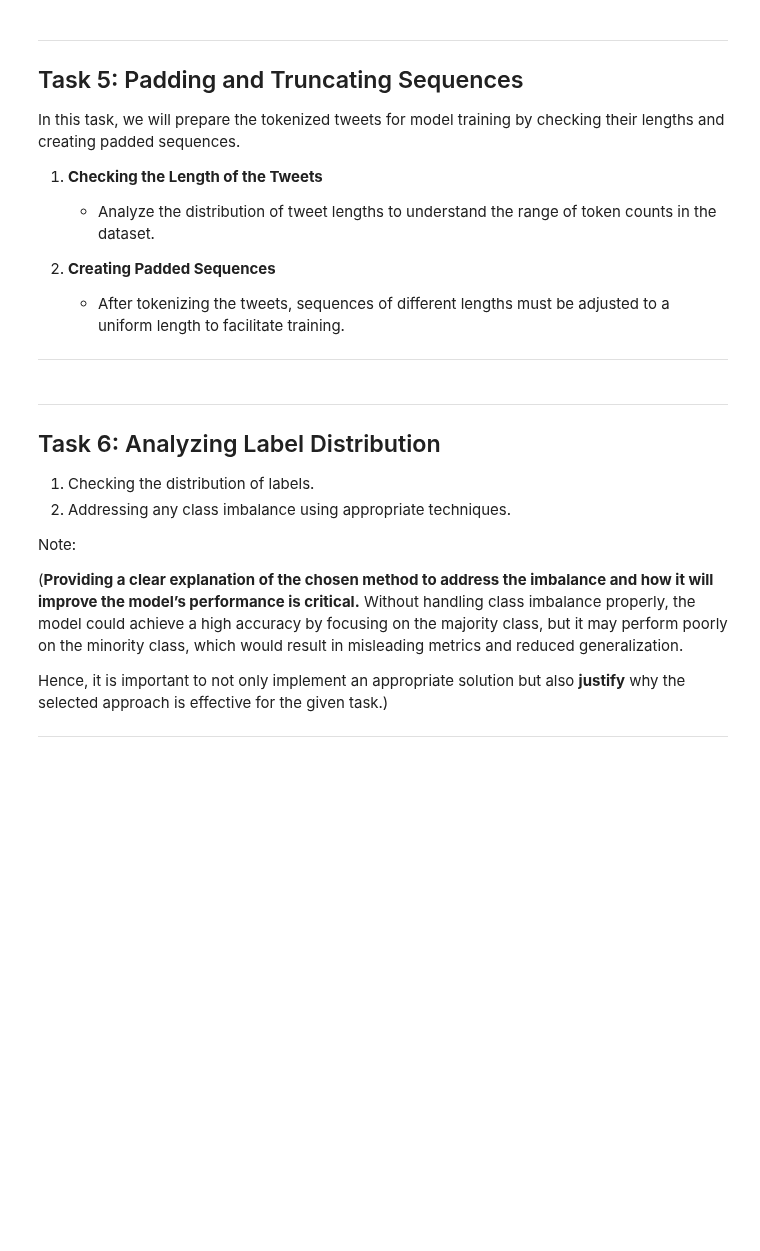
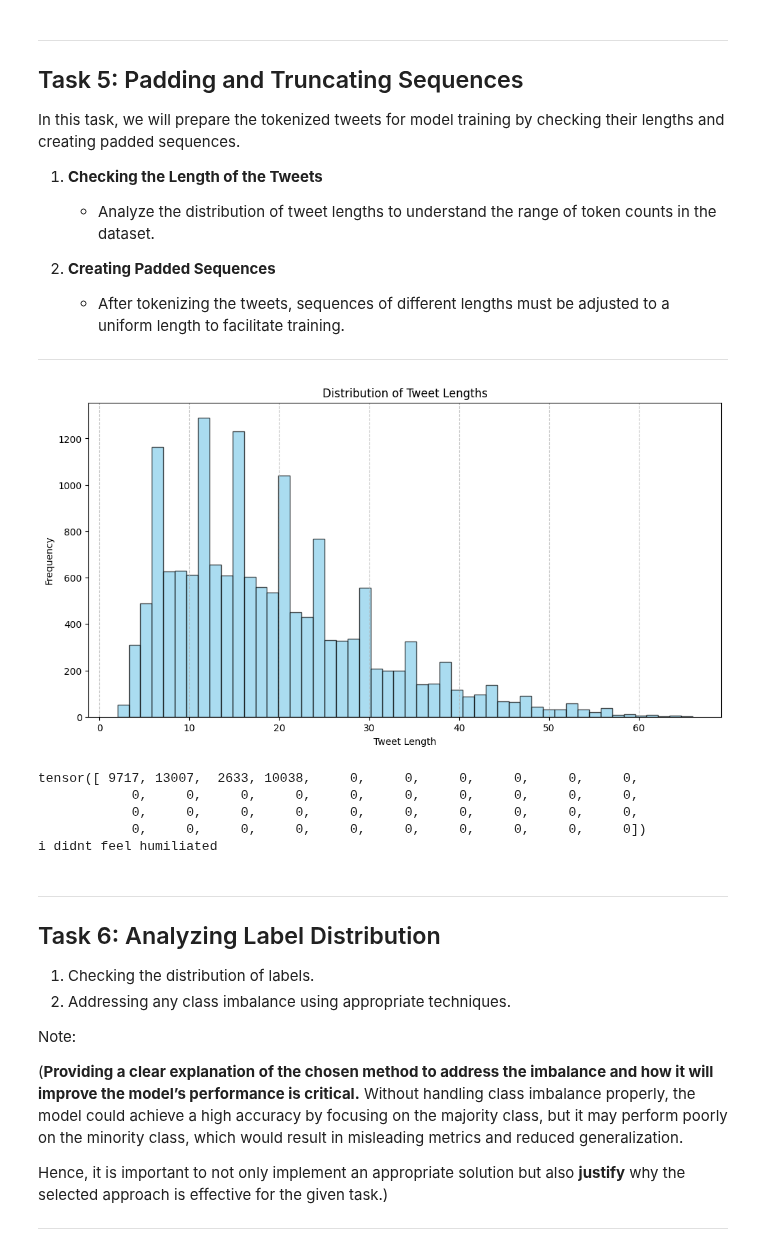
Before and after one commit to ParsaGhezelbash/Deep-Learning-Notebooks, a Jupyter notebook: RNN/DeepLearning_HW4_p1.ipynb, the cells around one changed output. Saved outputs shown, nothing was run; the diff lists cells and outputs as text; code cells hidden in the pictures; blank space fills up the shorter version.

```diff
--- a/RNN/DeepLearning_HW4_p1.ipynb
+++ b/RNN/DeepLearning_HW4_p1.ipynb
@@ -154,9 +200,9 @@ print(dataset['train'][0:5])  # Adjust 'train' to 'test' or other splits if nece
 # TODO: Create variables for the training, validation, and test datasets. #
 ###########################################################################
 
-training = ...
-validation = ...
-test = ...
+training = dataset['train']
+validation = dataset['validation']
+test = dataset['test']
 # %%
 ########################################################################################################
 # TODO:                                                                                                #
@@ -167,13 +213,13 @@ test = ...
 ########################################################################################################
 
 def extract_tweets_labels(data):
-    # Extract the text and labels from the data
-    tweets = ...
-    labels = ...
+    # Extract the text and labels from the dat
+    tweets = [d['text'] for d in data]
+    labels = [d['label'] for d in data]
     return tweets, labels
 
 # Get the tweets and labels from the training set
-tweets, labels = ...
+tweets, labels = extract_tweets_labels(training)
 
 # Display the first tweet and its label
 print(tweets[0], labels[0])
@@ -201,5 +249,10 @@ By the end of this task, you will have a set of tokenized tweets ready for furth
 # Verify the functionality of your tokenizer by applying it to a sample tweet from the dataset and displaying the resulting tokenized output. #
 ###############################################################################################################################################
 
+tokenizer = TweetTokenizer(preserve_case=False, strip_handles=True, reduce_len=True)
 
-tokenizer = ...
+def tokenize_tweet(tokenizer, tweet):
+    return tokenizer.tokenize(tweet)
+
+tokenized_tweets = [tokenize_tweet(tokenizer, tweet) for tweet in tweets]
+print(tokenized_tweets[0])
@@ -220,23 +275,44 @@ In this task, we will prepare the tokenized tweets for model training by checkin
 # %%
 #####################################################################################################################################################
 # TODO:                                                                                                                                             #
 # Implement code to calculate the lengths of the tweets and visualize the distribution using a histogram. Use an appropriate visualization library. #
 # After visualizing the distribution, determine a suitable maximum length for padding and truncating the sequences based on your findings.          #
 #####################################################################################################################################################
+tweets_lengths = [len(tokenize_tweet(tokenizer, tweet)) for tweet in tweets]
+
+plt.figure(figsize=(12, 6))
+plt.hist(tweets_lengths, bins=50, color='skyblue', edgecolor='black', alpha=0.7)
+plt.xlabel('Tweet Length')
+plt.ylabel('Frequency')
+plt.title('Distribution of Tweet Lengths')
+plt.grid(axis='x', linestyle='--', alpha=0.7)
+plt.show()
+# %% [output]
+[figure, added]
 # %%
 ############################################################################################################
 # TODO: Define a function to convert the tokenized tweets into sequences and apply padding and truncation. #
 # Use your determined maximum length for padding the sequences.                                            #
 ############################################################################################################
 
-def get_sequences(tokenizer, tweets):
-    sequences = ...
-    padded_sequences = ...
+def get_sequences(tokenizer, tweets, vocab, max_length=40):
+    tokenized_tweets = [tokenize_tweet(tokenizer, tweet) for tweet in tweets]
+    sequences = [[vocab[word] for word in tweet if word in vocab] for tweet in tokenized_tweets]
+    padded_sequences = pad_sequence([torch.tensor(sequence) for sequence in sequences], batch_first=True)
+    padded_sequences = padded_sequences[:, :max_length] if padded_sequences.size(1) > max_length else padded_sequences
     return padded_sequences
 
-
-padded_train_sequences = get_sequences(tokenizer, tweets)
-padded_train_sequences[0]
+vocab = {word: i + 1 for i, word in enumerate({word for tweet in tokenized_tweets for word in tweet})}
+vocab['<UNK>'] = len(vocab) + 1
+padded_train_sequences = get_sequences(tokenizer, tweets, vocab, max_length=40)
+print(padded_train_sequences[0])
+print(tweets[0])
+# %% [output]
+tensor([ 9717, 13007,  2633, 10038,     0,     0,     0,     0,     0,     0,
+            0,     0,     0,     0,     0,     0,     0,     0,     0,     0,
+            0,     0,     0,     0,     0,     0,     0,     0,     0,     0,
+            0,     0,     0,     0,     0,     0,     0,     0,     0,     0])
+i didnt feel humiliated
 # %% [markdown]
 ---
 
```
Also changed, not shown: parts of 17 cells of this notebook.
